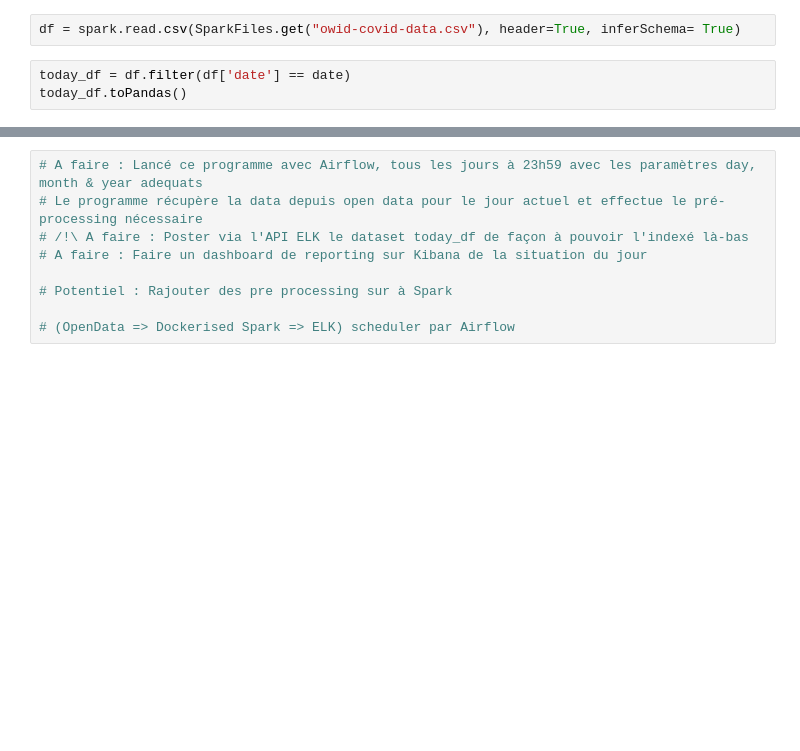
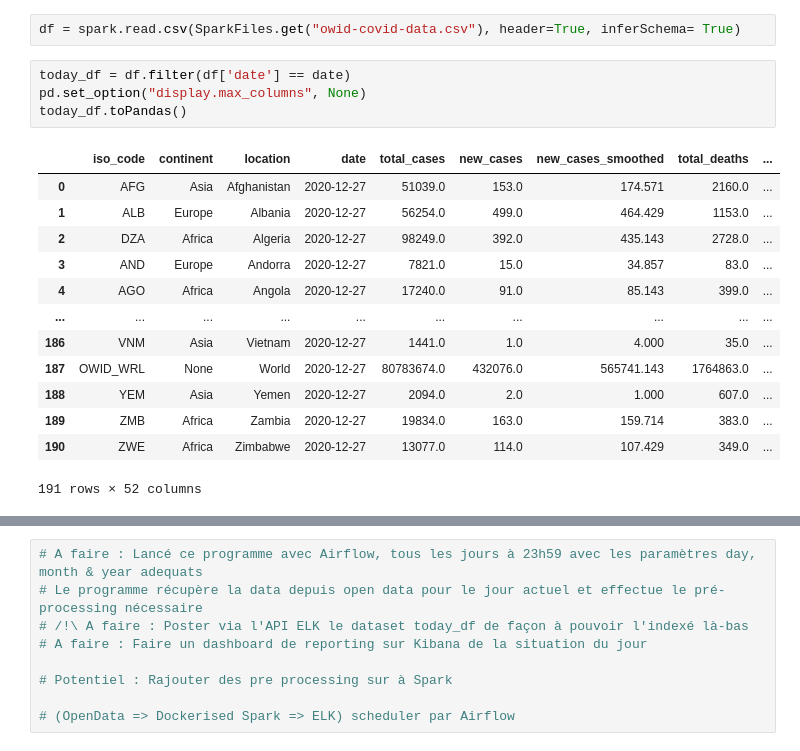
Before and after one commit to ThomLlobEce/BigDataEcosystemProject, a Jupyter notebook: PullAndPreprocessing.ipynb, the cells around one changed output, grey strips where cells are left out. Saved outputs shown, nothing was run; the diff lists cells and outputs as text; blank space fills up the shorter version.

Commit message:
Dataframe filtered

```diff
--- a/PullAndPreprocessing.ipynb
+++ b/PullAndPreprocessing.ipynb
@@ -15,4 +16,19 @@ date = "2020-12-27"
 df = spark.read.csv(SparkFiles.get("owid-covid-data.csv"), header=True, inferSchema= True)
 # %%
 today_df = df.filter(df['date'] == date)
+pd.set_option("display.max_columns", None)
 today_df.toPandas()
+# %% [output]
+|  | iso_code | continent | location | date | total_cases | new_cases | new_cases_smoothed | total_deaths | ... |
+| 0 | AFG | Asia | Afghanistan | 2020-12-27 | 51039.0 | 153.0 | 174.571 | 2160.0 | ... |
+| 1 | ALB | Europe | Albania | 2020-12-27 | 56254.0 | 499.0 | 464.429 | 1153.0 | ... |
+| 2 | DZA | Africa | Algeria | 2020-12-27 | 98249.0 | 392.0 | 435.143 | 2728.0 | ... |
+| 3 | AND | Europe | Andorra | 2020-12-27 | 7821.0 | 15.0 | 34.857 | 83.0 | ... |
+| 4 | AGO | Africa | Angola | 2020-12-27 | 17240.0 | 91.0 | 85.143 | 399.0 | ... |
+| ... | ... | ... | ... | ... | ... | ... | ... | ... | ... |
+| 186 | VNM | Asia | Vietnam | 2020-12-27 | 1441.0 | 1.0 | 4.000 | 35.0 | ... |
+| 187 | OWID_WRL | None | World | 2020-12-27 | 80783674.0 | 432076.0 | 565741.143 | 1764863.0 | ... |
+| 188 | YEM | Asia | Yemen | 2020-12-27 | 2094.0 | 2.0 | 1.000 | 607.0 | ... |
+| 189 | ZMB | Africa | Zambia | 2020-12-27 | 19834.0 | 163.0 | 159.714 | 383.0 | ... |
+| 190 | ZWE | Africa | Zimbabwe | 2020-12-27 | 13077.0 | 114.0 | 107.429 | 349.0 | ... |
+191 rows × 52 columns
```
Also changed, not shown: parts of 4 cells of this notebook.
